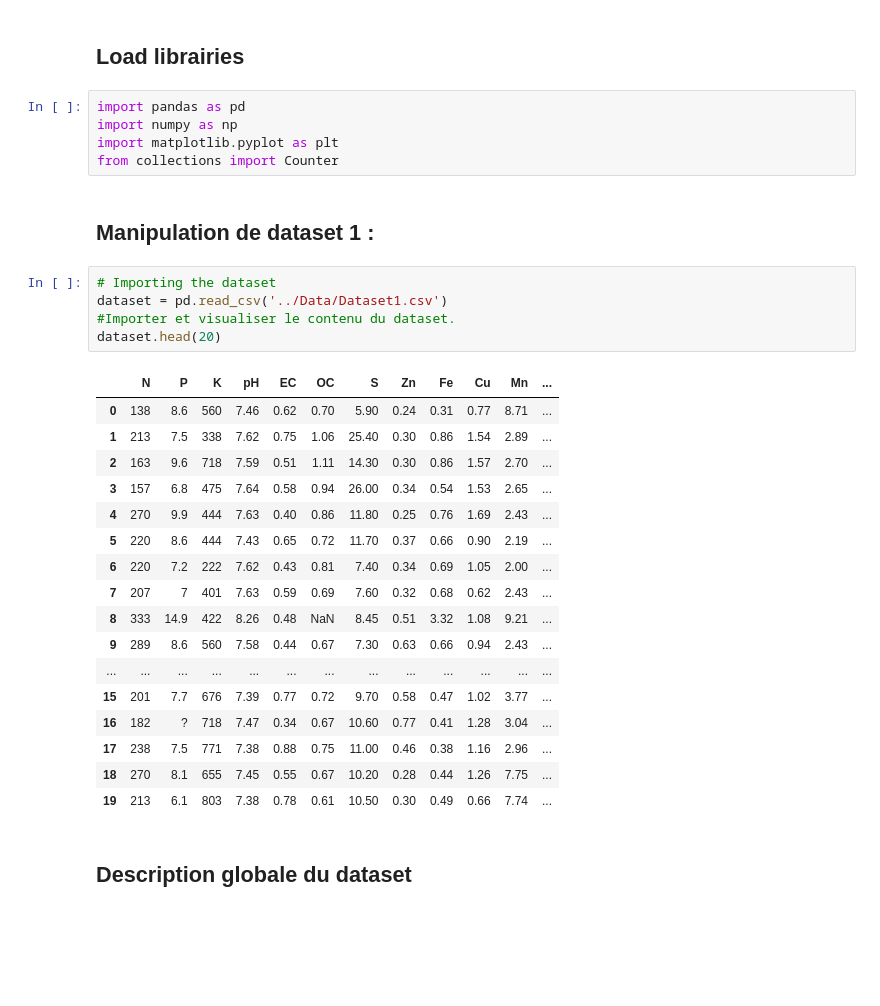
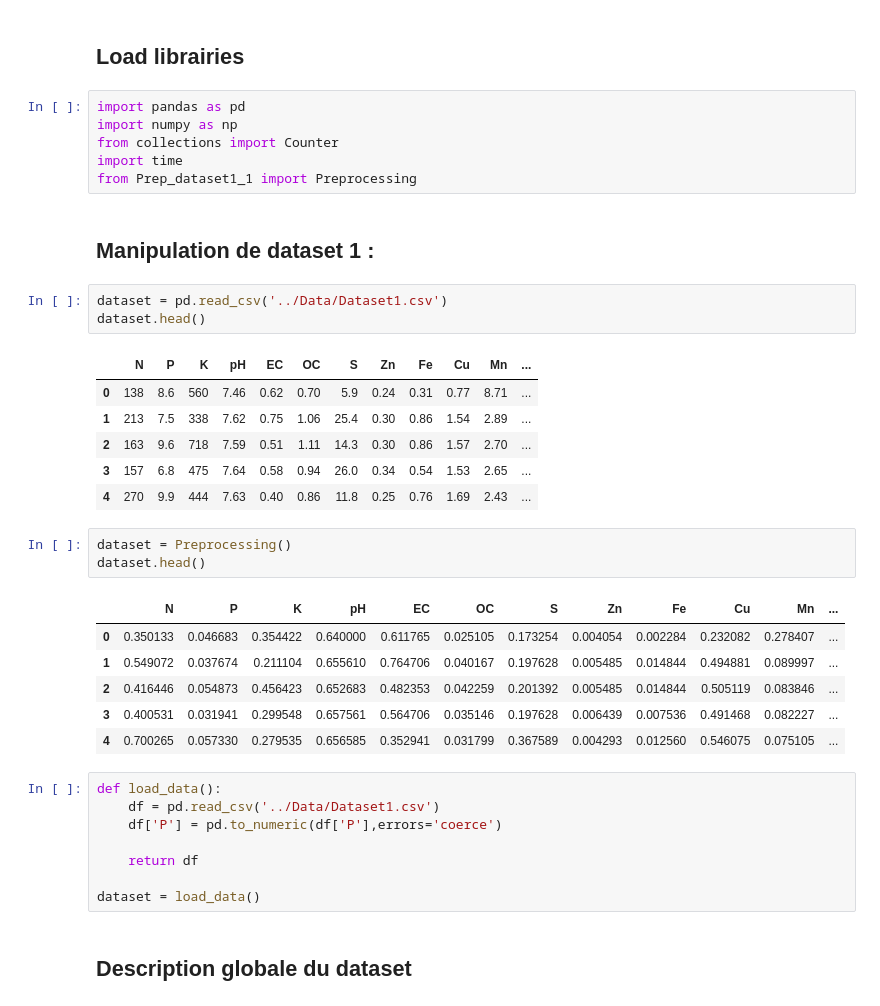
Before and after one commit to Rachid-Mek/data-mining, a Jupyter notebook: Notebooks/projet1_2.ipynb, the cells around one changed output. Drawn from its saved outputs; the diff is of its cells as text; blank space fills up the shorter version.

```diff
--- a/Notebooks/projet1_2.ipynb
+++ b/Notebooks/projet1_2.ipynb
@@ -3,33 +3,39 @@
 # %%
 import pandas as pd
 import numpy as np
-import matplotlib.pyplot as plt
 from collections import Counter
+import time
+from Prep_dataset1_1 import Preprocessing
 # %% [markdown]
 <h2> Manipulation de dataset 1 : </h2>
 # %%
-# Importing the dataset
 dataset = pd.read_csv('../Data/Dataset1.csv')
-#Importer et visualiser le contenu du dataset.
-dataset.head(20)
+dataset.head()
 # %% [output]
 |  | N | P | K | pH | EC | OC | S | Zn | Fe | Cu | Mn | ... |
-| 0 | 138 | 8.6 | 560 | 7.46 | 0.62 | 0.70 | 5.90 | 0.24 | 0.31 | 0.77 | 8.71 | ... |
-| 1 | 213 | 7.5 | 338 | 7.62 | 0.75 | 1.06 | 25.40 | 0.30 | 0.86 | 1.54 | 2.89 | ... |
-| 2 | 163 | 9.6 | 718 | 7.59 | 0.51 | 1.11 | 14.30 | 0.30 | 0.86 | 1.57 | 2.70 | ... |
-| 3 | 157 | 6.8 | 475 | 7.64 | 0.58 | 0.94 | 26.00 | 0.34 | 0.54 | 1.53 | 2.65 | ... |
-| 4 | 270 | 9.9 | 444 | 7.63 | 0.40 | 0.86 | 11.80 | 0.25 | 0.76 | 1.69 | 2.43 | ... |
-| 5 | 220 | 8.6 | 444 | 7.43 | 0.65 | 0.72 | 11.70 | 0.37 | 0.66 | 0.90 | 2.19 | ... |
-| 6 | 220 | 7.2 | 222 | 7.62 | 0.43 | 0.81 | 7.40 | 0.34 | 0.69 | 1.05 | 2.00 | ... |
-| 7 | 207 | 7 | 401 | 7.63 | 0.59 | 0.69 | 7.60 | 0.32 | 0.68 | 0.62 | 2.43 | ... |
-| 8 | 333 | 14.9 | 422 | 8.26 | 0.48 | NaN | 8.45 | 0.51 | 3.32 | 1.08 | 9.21 | ... |
-| 9 | 289 | 8.6 | 560 | 7.58 | 0.44 | 0.67 | 7.30 | 0.63 | 0.66 | 0.94 | 2.43 | ... |
-| ... | ... | ... | ... | ... | ... | ... | ... | ... | ... | ... | ... | ... |
-| 15 | 201 | 7.7 | 676 | 7.39 | 0.77 | 0.72 | 9.70 | 0.58 | 0.47 | 1.02 | 3.77 | ... |
-| 16 | 182 | ? | 718 | 7.47 | 0.34 | 0.67 | 10.60 | 0.77 | 0.41 | 1.28 | 3.04 | ... |
-| 17 | 238 | 7.5 | 771 | 7.38 | 0.88 | 0.75 | 11.00 | 0.46 | 0.38 | 1.16 | 2.96 | ... |
-| 18 | 270 | 8.1 | 655 | 7.45 | 0.55 | 0.67 | 10.20 | 0.28 | 0.44 | 1.26 | 7.75 | ... |
-| 19 | 213 | 6.1 | 803 | 7.38 | 0.78 | 0.61 | 10.50 | 0.30 | 0.49 | 0.66 | 7.74 | ... |
+| 0 | 138 | 8.6 | 560 | 7.46 | 0.62 | 0.70 | 5.9 | 0.24 | 0.31 | 0.77 | 8.71 | ... |
+| 1 | 213 | 7.5 | 338 | 7.62 | 0.75 | 1.06 | 25.4 | 0.30 | 0.86 | 1.54 | 2.89 | ... |
+| 2 | 163 | 9.6 | 718 | 7.59 | 0.51 | 1.11 | 14.3 | 0.30 | 0.86 | 1.57 | 2.70 | ... |
+| 3 | 157 | 6.8 | 475 | 7.64 | 0.58 | 0.94 | 26.0 | 0.34 | 0.54 | 1.53 | 2.65 | ... |
+| 4 | 270 | 9.9 | 444 | 7.63 | 0.40 | 0.86 | 11.8 | 0.25 | 0.76 | 1.69 | 2.43 | ... |
+# %%
+dataset = Preprocessing()
+dataset.head()
+# %% [output]
+|  | N | P | K | pH | EC | OC | S | Zn | Fe | Cu | Mn | ... |
+| 0 | 0.350133 | 0.046683 | 0.354422 | 0.640000 | 0.611765 | 0.025105 | 0.173254 | 0.004054 | 0.002284 | 0.232082 | 0.278407 | ... |
+| 1 | 0.549072 | 0.037674 | 0.211104 | 0.655610 | 0.764706 | 0.040167 | 0.197628 | 0.005485 | 0.014844 | 0.494881 | 0.089997 | ... |
+| 2 | 0.416446 | 0.054873 | 0.456423 | 0.652683 | 0.482353 | 0.042259 | 0.201392 | 0.005485 | 0.014844 | 0.505119 | 0.083846 | ... |
+| 3 | 0.400531 | 0.031941 | 0.299548 | 0.657561 | 0.564706 | 0.035146 | 0.197628 | 0.006439 | 0.007536 | 0.491468 | 0.082227 | ... |
+| 4 | 0.700265 | 0.057330 | 0.279535 | 0.656585 | 0.352941 | 0.031799 | 0.367589 | 0.004293 | 0.012560 | 0.546075 | 0.075105 | ... |
+# %%
+def load_data():
+    df = pd.read_csv('../Data/Dataset1.csv')
+    df['P'] = pd.to_numeric(df['P'],errors='coerce')
+
+    return df
+
+dataset = load_data()
 # %% [markdown]
 ## Description globale du dataset
 # %%
```
Also changed, not shown: parts of 30 cells of this notebook, 10 other files.
